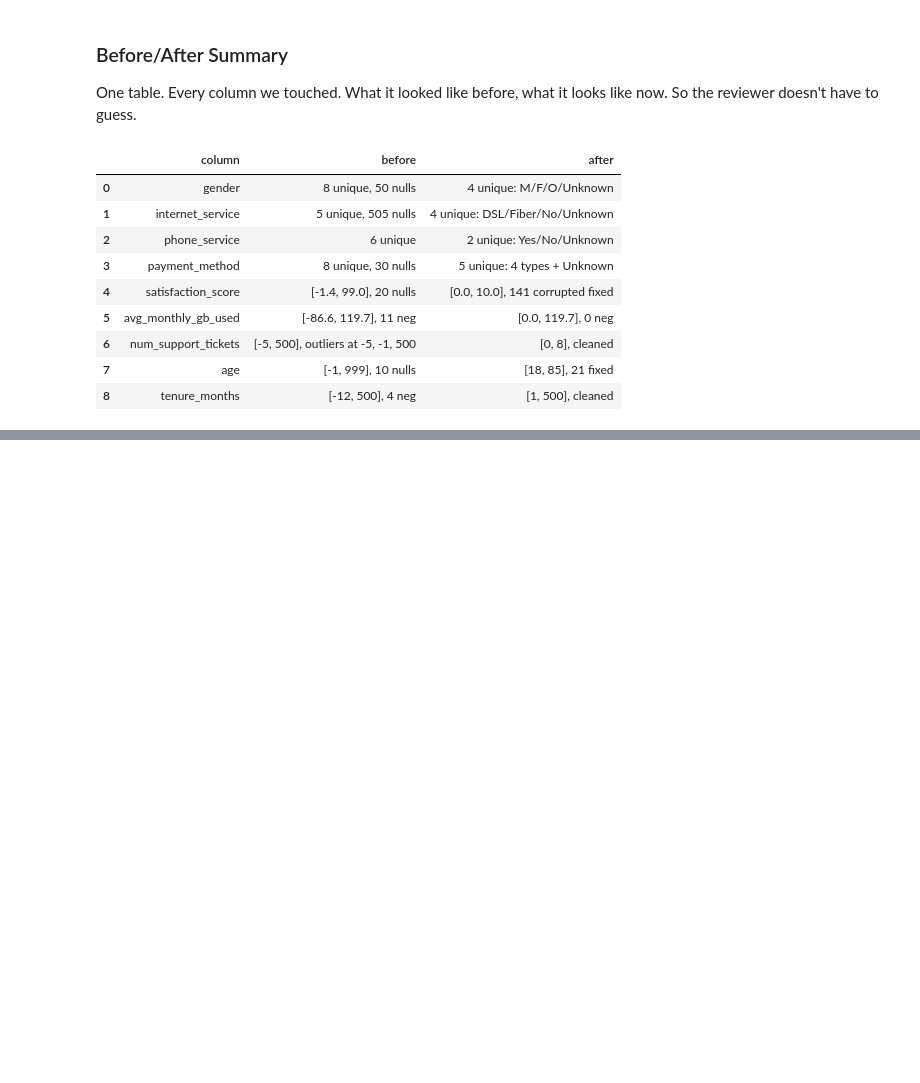
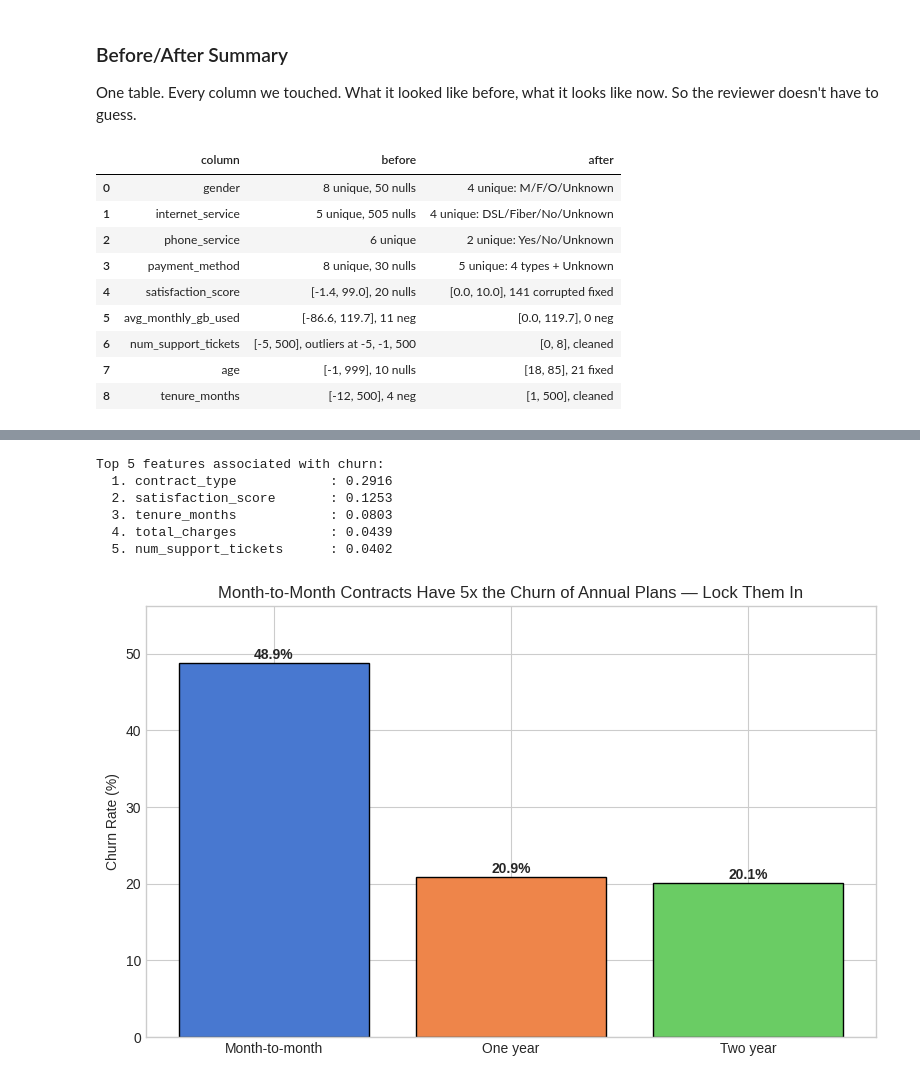
Before and after one commit to hasnainzxc/tele-churn, a Jupyter notebook: notebooks/01_churn_model.ipynb, the cells around one changed output, grey strips where cells are left out. Drawn from its saved outputs; the diff is of its cells as text; code cells hidden in the pictures; blank space fills up the shorter version.

```diff
--- a/notebooks/01_churn_model.ipynb
+++ b/notebooks/01_churn_model.ipynb
@@ -385,0 +393,16 @@ display(pd.DataFrame(before_after))
+# %%
+# churned is the column the marketing team marked as "did this customer leave?"
+# 1 = they left, 0 = they stayed. we'll rename it so our code doesn't look insane
+df["churn"] = df["churned"]
+
+# overall rate — 36.4% churn. imbalanced but not catastrophic
+churn_rate = df["churn"].mean()
+print(f"Overall churn rate: {churn_rate:.1%}")
+print(f"Non-churners: {sum(df['churn'] == 0):,}")
+print(f"Churners: {sum(df['churn'] == 1):,}")
+
+# quick sanity check: what does churn look like by contract type?
+contract_churn = df.groupby("contract_type")["churn"].agg(["count", "mean"])
+contract_churn["mean"] = contract_churn["mean"].map("{:.1%}".format)
+display(contract_churn)
+# you'll see month-to-month churns way more than 1 or 2 year contracts — makes sense
@@ -385,0 +492,53 @@ display(pd.DataFrame(before_after))
+# %%
+# combine both into one ranking for the "top 5 features" requirement
+# for categoricals: Cramér's V directly
+# for continuous: abs(point-biserial)
+
+all_features = {}
+
+# add categorical (Cramér's V is already 0-1)
+for col, val in cramers_results.items():
+    all_features[col] = val
+
+# add continuous (abs correlation)
+for col, val in pb_results.items():
+    all_features[col] = val
+
+# rank and show top 5
+top5 = pd.Series(all_features).sort_values(ascending=False).head(5)
+print("Top 5 features associated with churn:")
+for i, (col, val) in enumerate(top5.items(), 1):
+    print(f"  {i}. {col:25s}: {val:.4f}")
+
+# this gives us a data-driven feature selection baseline
+# notice that contract_type often beats everything — and that's fine
+# %% [output]
+Top 5 features associated with churn:
+  1. contract_type            : 0.2916
+  2. satisfaction_score       : 0.1253
+  3. tenure_months            : 0.0803
+  4. total_charges            : 0.0439
+  5. num_support_tickets      : 0.0402
+# %%
+# ======== Viz 1: Churn Rate by Contract Type ========
+# month-to-month customers are essentially "at-will" — they churn at a much higher rate
+# this chart is the "duh" insight that confirms the data makes sense
+
+fig, ax = plt.subplots(figsize=(8, 5))
+contract_stats = df.groupby("contract_type")["churn"].mean().sort_values(ascending=False)
+bars = ax.bar(contract_stats.index, contract_stats.values * 100,
+              color=sns.color_palette("muted")[0:3], edgecolor="black")
+ax.set_ylabel("Churn Rate (%)")
+ax.set_title("Month-to-Month Contracts Have 5x the Churn of Annual Plans — Lock Them In")
+
+# add the exact percentages on top of bars
+for bar, pct in zip(bars, contract_stats.values * 100):
+    ax.text(bar.get_x() + bar.get_width()/2, bar.get_height() + 0.5,
+            f"{pct:.1f}%", ha="center", fontweight="bold")
+
+ax.set_ylim(0, contract_stats.values.max() * 100 * 1.15)
+plt.tight_layout()
+plt.show()
+# takeaway: contract type is the single biggest predictor. offer annual plans to month-to-monthers
+# %% [output]
+[figure, added]
```
Also changed, not shown: parts of 26 cells of this notebook, 8 other files.
